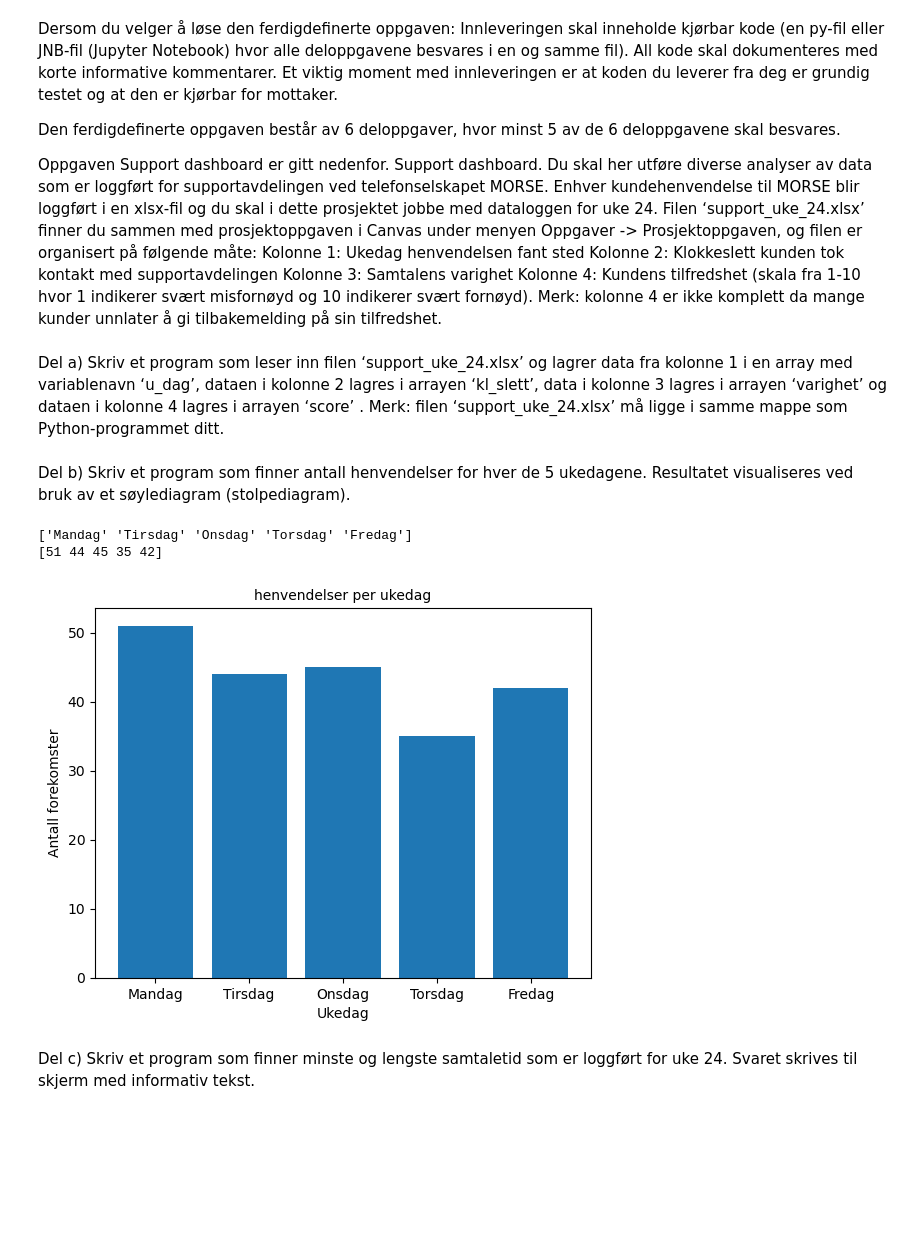
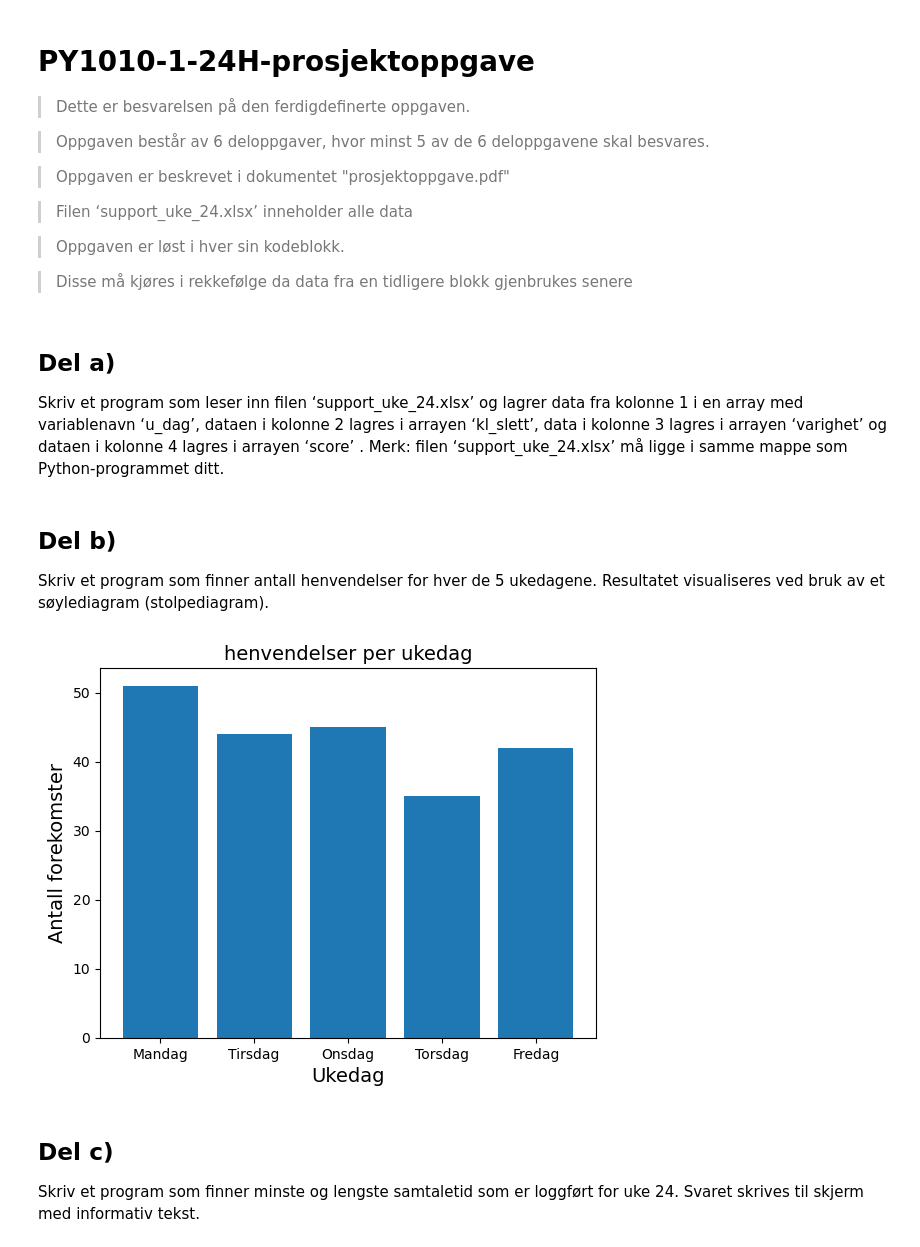
Before and after one commit to henningg/PY1010-1-24H-prosjektoppgave, a Jupyter notebook: prosjektoppgaven.ipynb, the cells around one changed output. Drawn from its saved outputs; the diff is of its cells as text; code cells hidden in the pictures; blank space fills up the shorter version.

Commit message:
Endelig version av alle filer. testet lokalt

```diff
--- a/prosjektoppgaven.ipynb
+++ b/prosjektoppgaven.ipynb
@@ -1,29 +1,19 @@
 # %% [markdown]
-Dersom du velger å løse den ferdigdefinerte oppgaven:
-Innleveringen skal inneholde kjørbar kode (en py-fil eller JNB-fil (Jupyter Notebook) hvor alle
-deloppgavene besvares i en og samme fil). All kode skal dokumenteres med korte
-informative kommentarer. Et viktig moment med innleveringen er at koden du leverer fra
-deg er grundig testet og at den er kjørbar for mottaker.
+# PY1010-1-24H-prosjektoppgave
+>Dette er besvarelsen på den ferdigdefinerte oppgaven.
 
-Den ferdigdefinerte oppgaven består av 6 deloppgaver, hvor minst 5 av de 6 deloppgavene
-skal besvares.
+>Oppgaven består av 6 deloppgaver, hvor minst 5 av de 6 deloppgavene skal besvares.
 
-Oppgaven Support dashboard er gitt nedenfor.
-Support dashboard.
-Du skal her utføre diverse analyser av data som er loggført for supportavdelingen ved
-telefonselskapet MORSE. Enhver kundehenvendelse til MORSE blir loggført i en xlsx-fil og du
-skal i dette prosjektet jobbe med dataloggen for uke 24. Filen ‘support_uke_24.xlsx’ finner
-du sammen med prosjektoppgaven i Canvas under menyen Oppgaver -> Prosjektoppgaven,
-og filen er organisert på følgende måte:
-Kolonne 1: Ukedag henvendelsen fant sted
-Kolonne 2: Klokkeslett kunden tok kontakt med supportavdelingen
-Kolonne 3: Samtalens varighet
-Kolonne 4: Kundens tilfredshet (skala fra 1-10 hvor 1 indikerer svært misfornøyd og 10
-indikerer svært fornøyd).
-Merk: kolonne 4 er ikke komplett da mange kunder unnlater å gi tilbakemelding på sin
-tilfredshet.
+>Oppgaven er beskrevet i dokumentet "prosjektoppgave.pdf"
+
+>Filen ‘support_uke_24.xlsx’ inneholder alle data
+
+>Oppgaven er løst i hver sin kodeblokk.
+
+>Disse må kjøres i rekkefølge da data fra en tidligere blokk gjenbrukes senere
 # %% [markdown]
-Del a) Skriv et program som leser inn filen ‘support_uke_24.xlsx’ og lagrer data fra kolonne 1
+## Del a)
+Skriv et program som leser inn filen ‘support_uke_24.xlsx’ og lagrer data fra kolonne 1
 i en array med variablenavn ‘u_dag’, dataen i kolonne 2 lagres i arrayen ‘kl_slett’, data i
 kolonne 3 lagres i arrayen ‘varighet’ og dataen i kolonne 4 lagres i arrayen ‘score’
 . Merk:
@@ -41,41 +34,32 @@ score = data['Tilfredshet'].values
 
 #  Koden for verifisering av antall linjer lest inn: print(len(u_dag))
 # %% [markdown]
-Del b) Skriv et program som finner antall henvendelser for hver de 5 ukedagene. Resultatet
+## Del b)
+Skriv et program som finner antall henvendelser for hver de 5 ukedagene. Resultatet
 visualiseres ved bruk av et søylediagram (stolpediagram).
 # %%
+# Antall henvendelser visualisert i Søylediagram
+
 import numpy as np
 import matplotlib.pyplot as plt
 
-#  %whos
-#  plt.plot(year, antall)
-#  plt.grid()
+# Henter ut alle unike dager i datasett, med indeksene de har i datasettet
+unike_dager, indeks = np.unique(u_dag, return_index=True)
+unike_dager = unike_dager[np.argsort(indeks)]               # Bevarer original rekkefølge
 
-#Eksempler på søylediagram
-
-unike_dager, indeks = np.unique(u_dag, return_index=True)
-unike_dager = unike_dager[np.argsort(indeks)]  # Bevarer original rekkefølge
-
-# Teller antall forekomster av hver unik dag
+# Teller antall henvendelser for hver unik dag
 antall_forekomster = np.array([np.sum(u_dag == dag) for dag in unike_dager])
 
-
-print(unike_dager)
-print(antall_forekomster)
-
-#  sizes = [1, 6, 5]
-#  labels = ["0-3000", "3000-6000", "mer enn 6000"]
-
+# Viser antall henvendelser for hver unik dag i et Søylediagram
 plt.bar(unike_dager, antall_forekomster)
-plt.title('henvendelser per ukedag', fontsize=10)
-plt.xlabel('Ukedag', fontsize=10)
-plt.ylabel('Antall forekomster', fontsize=10)
+plt.title('henvendelser per ukedag', fontsize=14)
+plt.xlabel('Ukedag', fontsize=14)
+plt.ylabel('Antall forekomster', fontsize=14)
 plt.show()
 # %% [output]
-['Mandag' 'Tirsdag' 'Onsdag' 'Torsdag' 'Fredag']
-[51 44 45 35 42]
-[figure, old version]
+[figure, new version]
 # %% [markdown]
-Del c) Skriv et program som finner minste og lengste samtaletid som er loggført for uke 24.
+## Del c)
+Skriv et program som finner minste og lengste samtaletid som er loggført for uke 24.
 Svaret skrives til skjerm med informativ tekst.
 # %%
```
Also changed, not shown: parts of 8 cells of this notebook, 1 other file.
